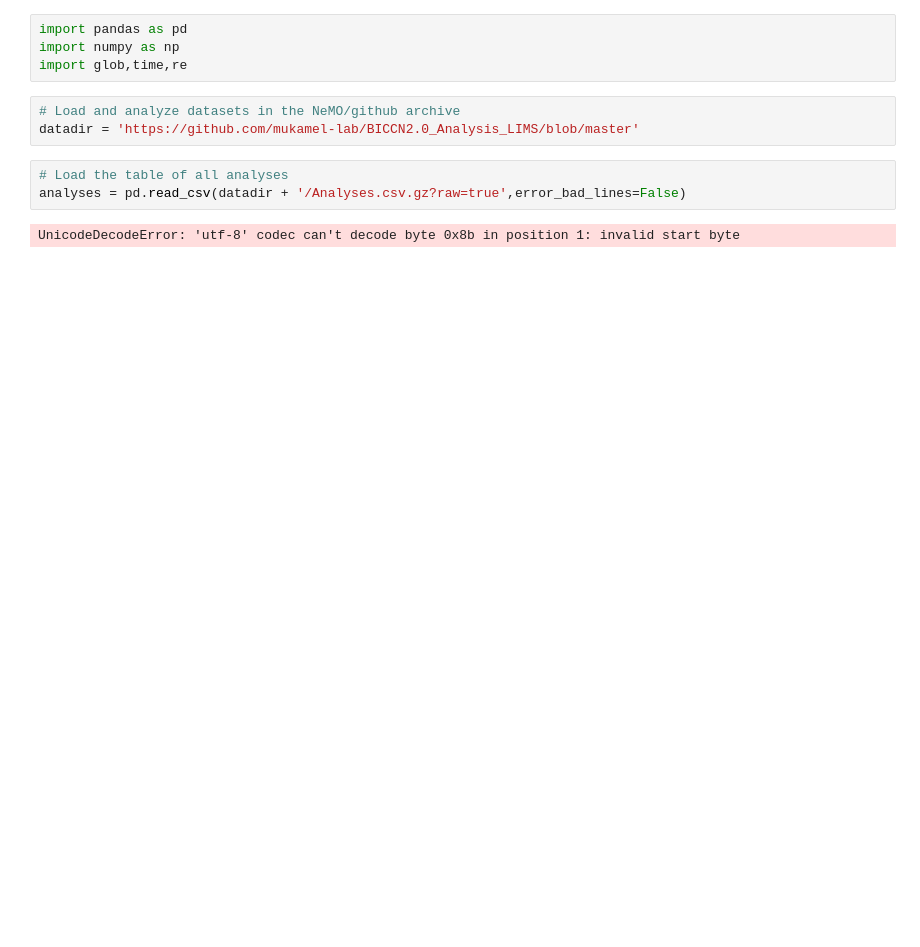
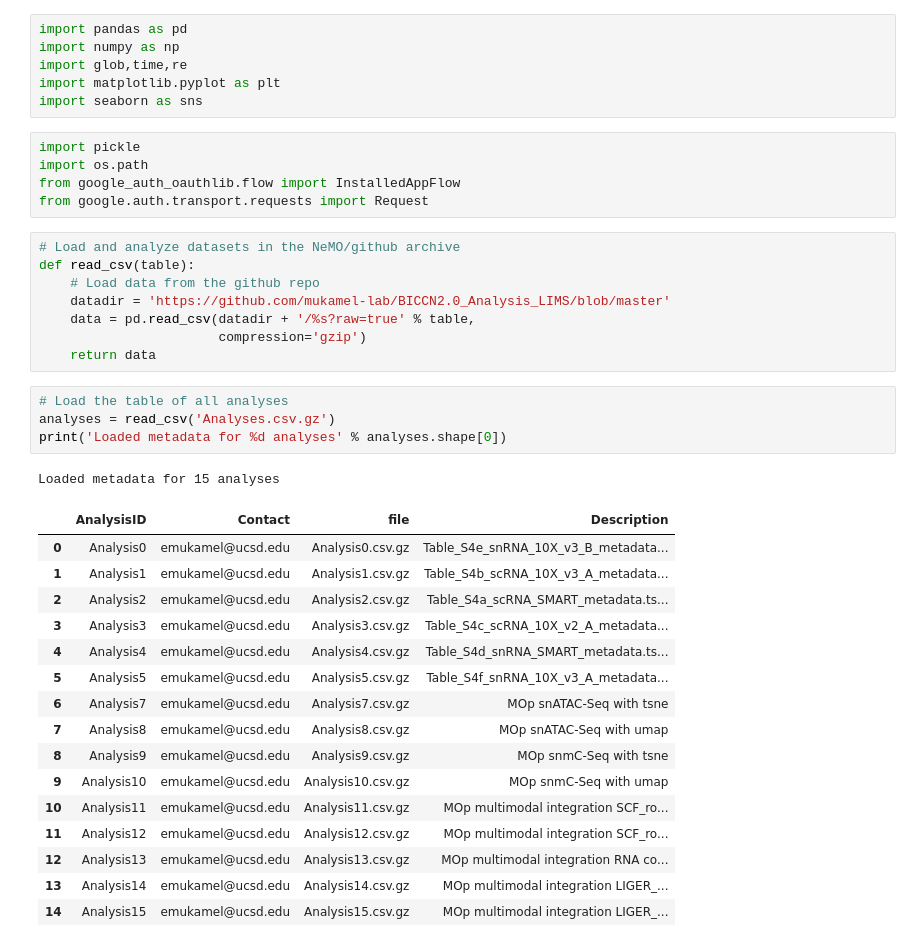
Before and after one commit to mukamel-lab/BICCN2.0_Analysis_LIMS, a Jupyter notebook: dev/analyze_github_data.ipynb, the cells around one changed output. Saved outputs shown, nothing was run; the diff lists cells and outputs as text; blank space fills up the shorter version.

```diff
--- a/dev/analyze_github_data.ipynb
+++ b/dev/analyze_github_data.ipynb
@@ -2,11 +2,40 @@
 import pandas as pd
 import numpy as np
 import glob,time,re
+import matplotlib.pyplot as plt
+import seaborn as sns
+# %%
+import pickle
+import os.path
+from google_auth_oauthlib.flow import InstalledAppFlow
+from google.auth.transport.requests import Request
 # %%
 # Load and analyze datasets in the NeMO/github archive
-datadir = 'https://github.com/mukamel-lab/BICCN2.0_Analysis_LIMS/blob/master'
+def read_csv(table):
+    # Load data from the github repo
+    datadir = 'https://github.com/mukamel-lab/BICCN2.0_Analysis_LIMS/blob/master'
+    data = pd.read_csv(datadir + '/%s?raw=true' % table,
+                       compression='gzip')
+    return data
 # %%
 # Load the table of all analyses
-analyses = pd.read_csv(datadir + '/Analyses.csv.gz?raw=true',error_bad_lines=False)
+analyses = read_csv('Analyses.csv.gz')
+print('Loaded metadata for %d analyses' % analyses.shape[0])
 # %% [output]
-UnicodeDecodeError: 'utf-8' codec can't decode byte 0x8b in position 1: invalid start byte
+Loaded metadata for 15 analyses
+|  | AnalysisID | Contact | file | Description |
+| 0 | Analysis0 | emukamel@ucsd.edu | Analysis0.csv.gz | Table_S4e_snRNA_10X_v3_B_metadata... |
+| 1 | Analysis1 | emukamel@ucsd.edu | Analysis1.csv.gz | Table_S4b_scRNA_10X_v3_A_metadata... |
+| 2 | Analysis2 | emukamel@ucsd.edu | Analysis2.csv.gz | Table_S4a_scRNA_SMART_metadata.ts... |
+| 3 | Analysis3 | emukamel@ucsd.edu | Analysis3.csv.gz | Table_S4c_scRNA_10X_v2_A_metadata... |
+| 4 | Analysis4 | emukamel@ucsd.edu | Analysis4.csv.gz | Table_S4d_snRNA_SMART_metadata.ts... |
+| 5 | Analysis5 | emukamel@ucsd.edu | Analysis5.csv.gz | Table_S4f_snRNA_10X_v3_A_metadata... |
+| 6 | Analysis7 | emukamel@ucsd.edu | Analysis7.csv.gz | MOp snATAC-Seq with tsne |
+| 7 | Analysis8 | emukamel@ucsd.edu | Analysis8.csv.gz | MOp snATAC-Seq with umap |
+| 8 | Analysis9 | emukamel@ucsd.edu | Analysis9.csv.gz | MOp snmC-Seq with tsne |
+| 9 | Analysis10 | emukamel@ucsd.edu | Analysis10.csv.gz | MOp snmC-Seq with umap |
+| 10 | Analysis11 | emukamel@ucsd.edu | Analysis11.csv.gz | MOp multimodal integration SCF_ro... |
+| 11 | Analysis12 | emukamel@ucsd.edu | Analysis12.csv.gz | MOp multimodal integration SCF_ro... |
+| 12 | Analysis13 | emukamel@ucsd.edu | Analysis13.csv.gz | MOp multimodal integration RNA co... |
+| 13 | Analysis14 | emukamel@ucsd.edu | Analysis14.csv.gz | MOp multimodal integration LIGER_... |
+| 14 | Analysis15 | emukamel@ucsd.edu | Analysis15.csv.gz | MOp multimodal integration LIGER_... |
```
Also changed, not shown: parts of 5 cells of this notebook, 1 other file.
